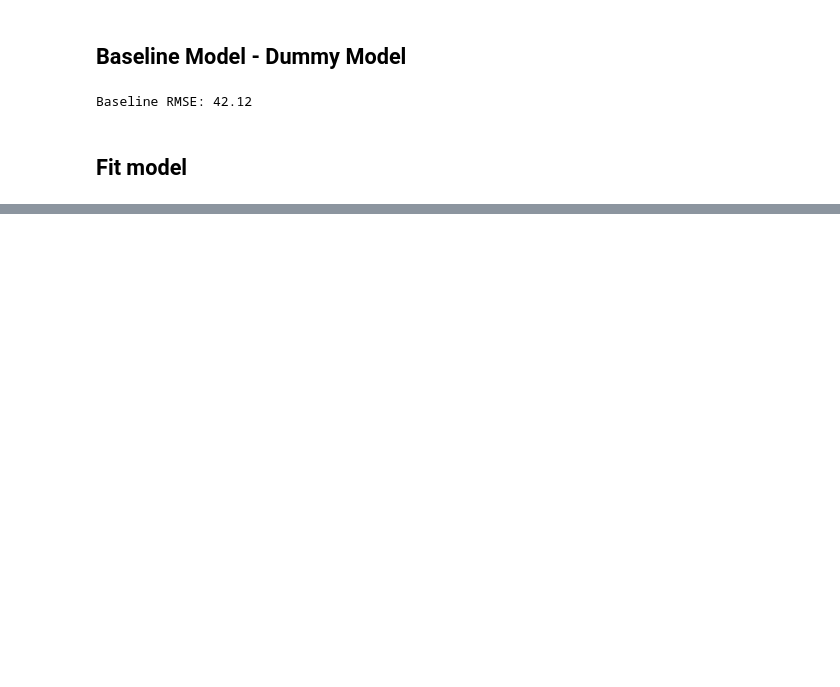
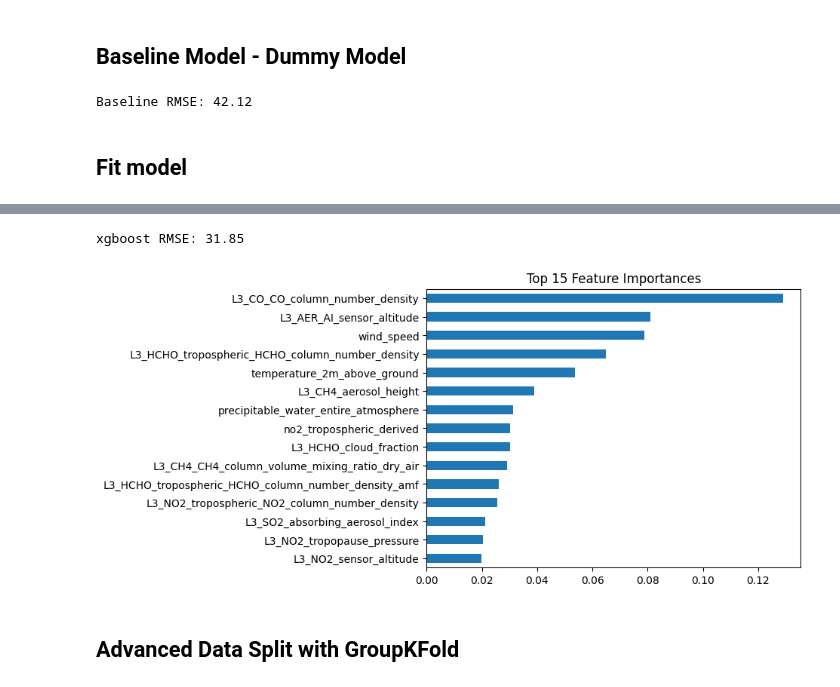
Before and after one commit to karinriklin/ML-project, a Jupyter notebook: Model_XGBoost.ipynb, the cells around one changed output, grey strips where cells are left out. Drawn from its saved outputs; the diff is of its cells as text; code cells hidden in the pictures; blank space fills up the shorter version.

Commit message:
XGBoost

```diff
--- a/Model_XGBoost.ipynb
+++ b/Model_XGBoost.ipynb
@@ -30,6 +32,5 @@ Baseline RMSE: 42.12
 # %% [markdown]
 ## Fit model
 # %%
-# fit model no training data
-model = XGBClassifier()
+model = XGBRegressor(random_state=42)
 model.fit(X_train, y_train)
@@ -35,0 +52,15 @@ model.fit(X_train, y_train)
+# %%
+xgboost_rmse = mean_squared_error(y_val, pred, squared=False)
+print(f"xgboost RMSE: {xgboost_rmse:.2f}")
+# %% [output]
+xgboost RMSE: 31.85
+# %%
+import matplotlib.pyplot as plt
+
+importances = pd.Series(model.feature_importances_, index=X_train.columns).sort_values(ascending=False)
+importances.head(15).plot(kind='barh')
+plt.gca().invert_yaxis()
+plt.title('Top 15 Feature Importances')
+plt.show()
+# %% [output]
+[figure, added]
@@ -35,0 +70,2 @@ model.fit(X_train, y_train)
+# %% [markdown]
+## Advanced Data Split with GroupKFold
```
Also changed, not shown: parts of 8 cells of this notebook, 1 other file.
